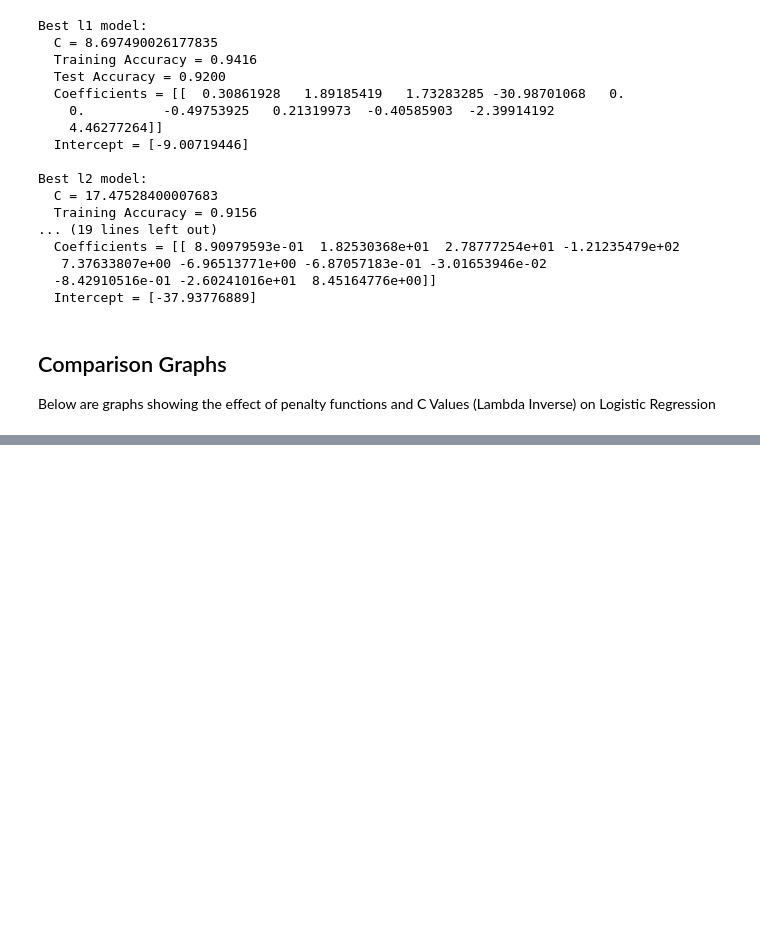
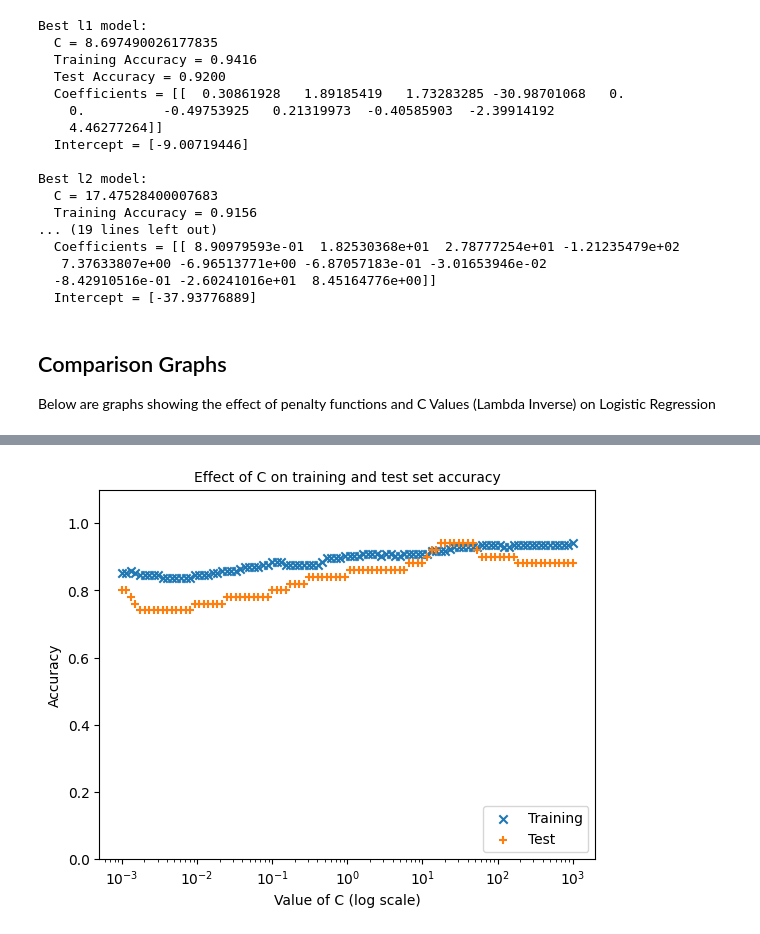
Before and after one commit to jakeogrady/machine_learning_assignments, a Jupyter notebook: logistic_regression.ipynb, the cells around one changed output, grey strips where cells are left out. Saved outputs shown, nothing was run; the diff lists cells and outputs as text; code cells hidden in the pictures; blank space fills up the shorter version.

```diff
--- a/logistic_regression.ipynb
+++ b/logistic_regression.ipynb
@@ -177,0 +196,18 @@ for i, pen in enumerate(["l1", "l2", "elasticnet", None]):
+# %%
+l2 = training_test_comparison["l2"]
+accuracy_training_l2 = [el["training_accuracy"] for el in l2]
+accuracy_test_l2 = [el["test_accuracy"] for el in l2]
+
+plt.scatter(c_values, accuracy_training_l2, marker="x")
+plt.scatter(c_values, accuracy_test_l2, marker="+")
+plt.xscale("log")  # use log scale for C
+plt.ylim([0.0, 1.1])
+plt.xlabel("Value of C (log scale)")
+plt.ylabel("Accuracy")
+plt.legend(["Training", "Test"], loc=4)
+plt.title(
+    "Effect of C on training and test set accuracy on L2 Regularization", fontsize=10
+)
+plt.show()
+# %% [output]
+[figure, added]
```
Also changed, not shown: parts of 4 cells of this notebook.
